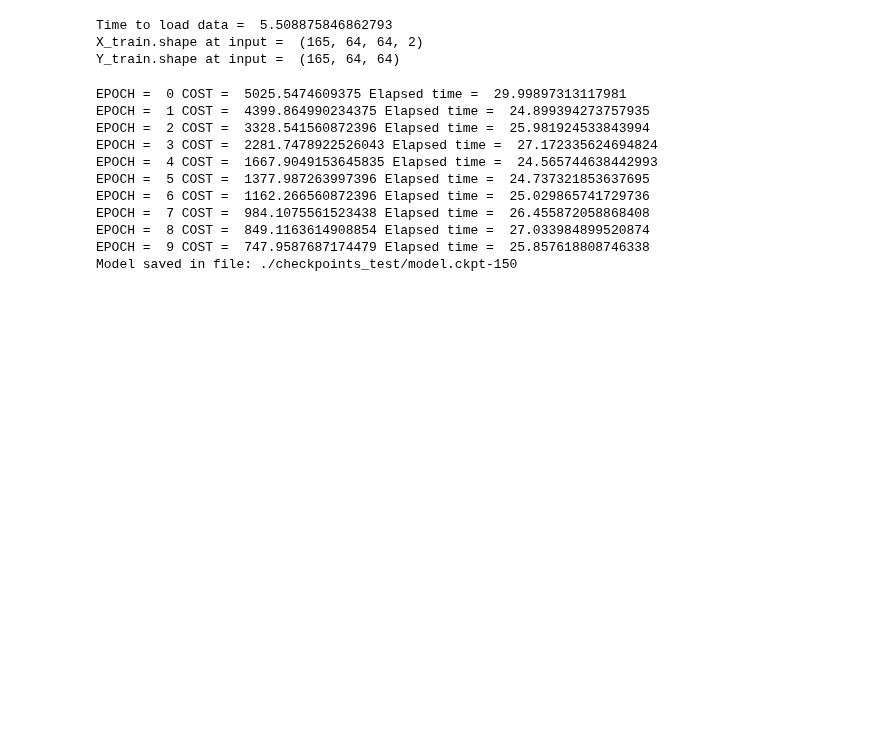
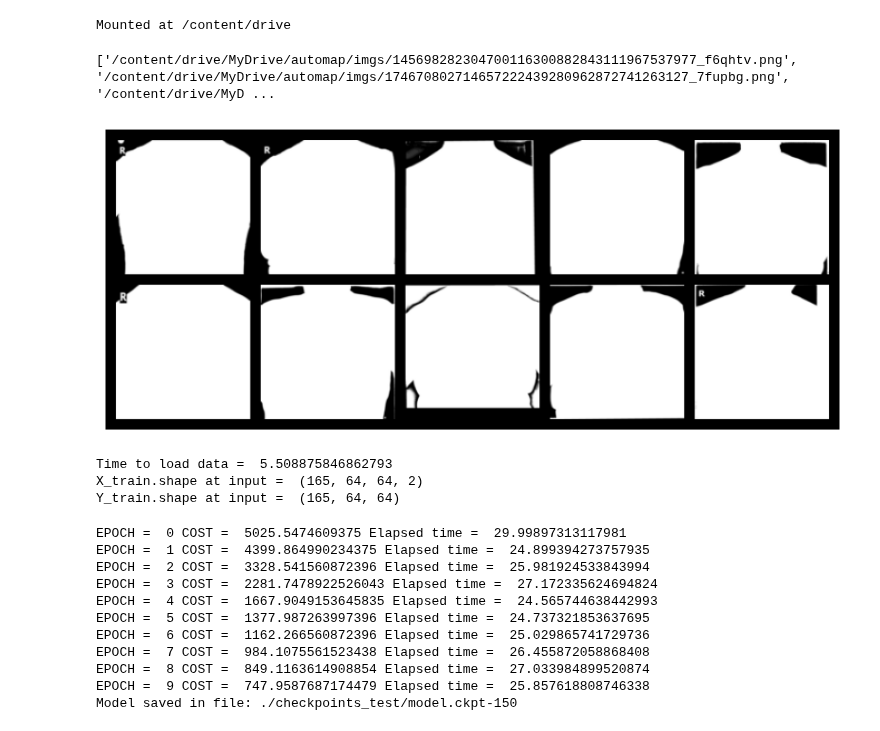
Before and after one commit to AK18k/auto_map, a Jupyter notebook: AUTOMAP_notebook.ipynb, the cells around one changed output. Saved outputs shown, nothing was run; the diff lists cells and outputs as text; code cells hidden in the pictures; blank space fills up the shorter version.

```diff
--- a/AUTOMAP_notebook.ipynb
+++ b/AUTOMAP_notebook.ipynb
@@ -12,3 +12,34 @@ Unpacking objects: 100% (33/33), 312.83 KiB | 1.47 MiB/s, done.
+# %%
+from google.colab import drive
+
+drive.mount('/content/drive')
+# %% [output]
+Mounted at /content/drive
+# %%
+import os
+import random
+
+# Define the directory path
+directory = '/content/drive/MyDrive/automap/imgs'
+
+# Get a list of all files in the directory
+file_list = os.listdir(directory)
+
+# Select 10 random files from the list
+random_files = random.sample(file_list, 10)
+
+# Create a list of full paths for the selected files
+file_paths = [os.path.join(directory, filename) for filename in random_files]
+
+print(file_paths)
+
+# # Print the filenames and their full paths
+# for filename, path in zip(random_files, file_paths):
+#     print(f"Filename: {filename}")
+#     print(f"Full Path: {path}")
+#     print()
+# %% [output]
+['/content/drive/MyDrive/automap/imgs/145698282304700116300882843111967537977_f6qhtv.png', '/content/drive/MyDrive/automap/imgs/174670802714657222439280962872741263127_7fupbg.png', '/content/drive/MyD ...
 # %%
 import torch
 from torchvision import transforms
@@ -30,9 +61,21 @@ def resize_images(image_paths, output_size):
     return torch.stack(resized_images)
 
 # Example usage
-image_paths = ["image1.png", "image2.png", "image3.png"]  # Replace with your image paths
+image_paths = file_paths
 output_size = (128, 128)
 resized_batch = resize_images(image_paths, output_size)
+# %%
+import matplotlib.pyplot as plt
+import torchvision.utils as vutils
+
+# Display the images
+grid_image = vutils.make_grid(resized_batch, nrow=5, padding=10, normalize=True)
+plt.figure(figsize=(10, 10))
+plt.imshow(grid_image.permute(1, 2, 0))
+plt.axis('off')
+plt.show()
+# %% [output]
+[figure, added]
 # %%
 # Import modules
 import numpy as np
```
Also changed, not shown: parts of 1 cell of this notebook.
